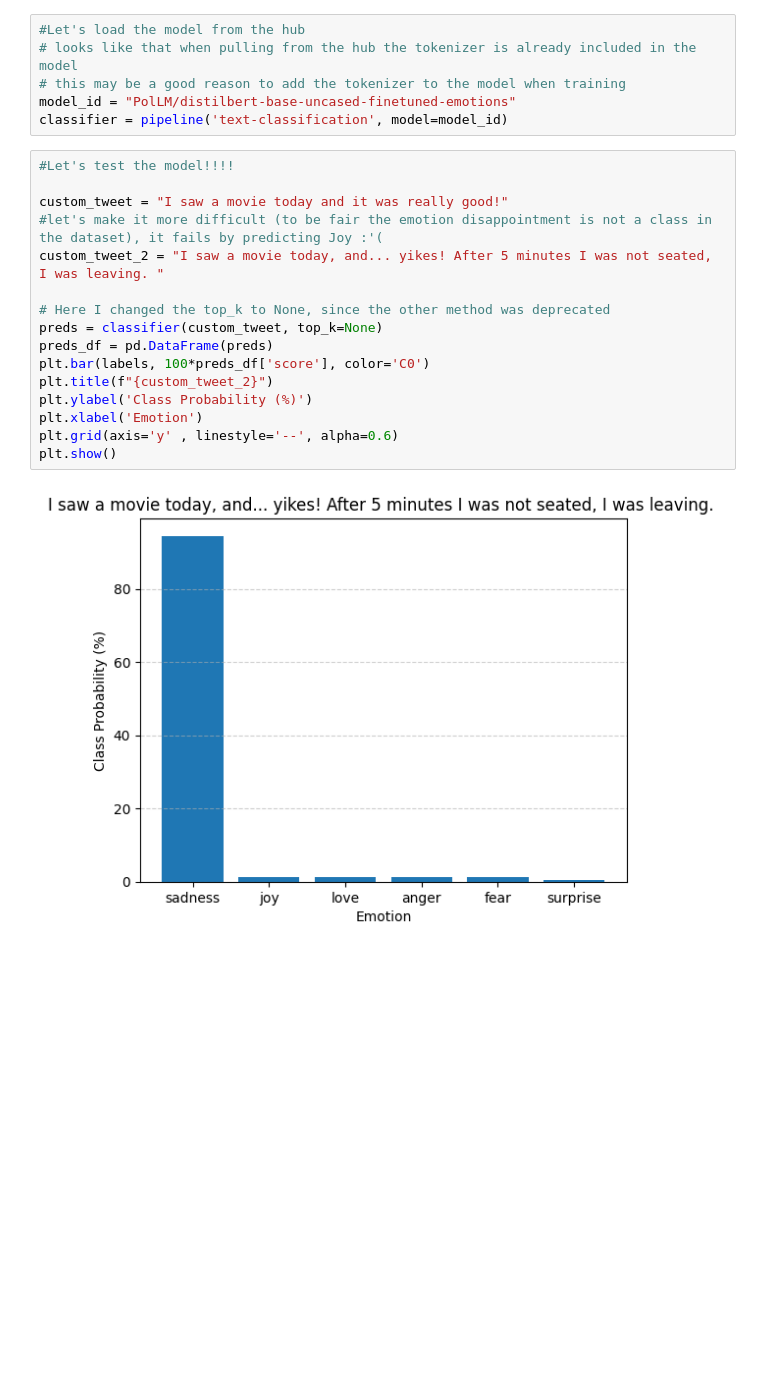
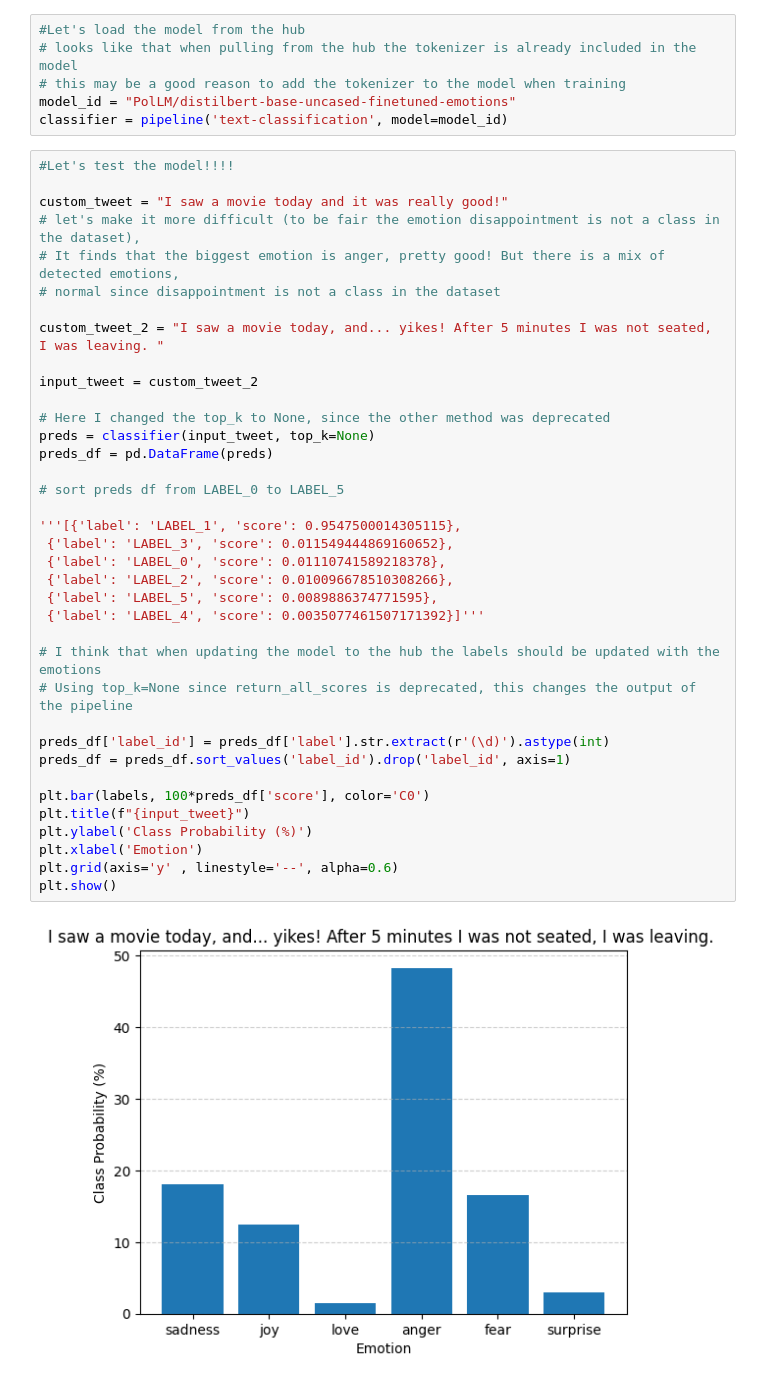
Before and after one commit to PolLM/nlp_transformers_labs, a Jupyter notebook: Chapter_2/5_fine_tuning_transformer.ipynb, the cells around one changed output. Cells and saved outputs as stored; diff of their text form; blank space fills up the shorter version.

```diff
--- a/Chapter_2/5_fine_tuning_transformer.ipynb
+++ b/Chapter_2/5_fine_tuning_transformer.ipynb
@@ -252,18 +250,39 @@ classifier = pipeline('text-classification', model=model_id)
 # %%
 #Let's test the model!!!!
 
 custom_tweet = "I saw a movie today and it was really good!"
-#let's make it more difficult (to be fair the emotion disappointment is not a class in the dataset), it fails by predicting Joy :'(
+# let's make it more difficult (to be fair the emotion disappointment is not a class in the dataset),
+# It finds that the biggest emotion is anger, pretty good! But there is a mix of detected emotions,
+# normal since disappointment is not a class in the dataset
+
 custom_tweet_2 = "I saw a movie today, and... yikes! After 5 minutes I was not seated, I was leaving. "
 
+input_tweet = custom_tweet_2
+
 # Here I changed the top_k to None, since the other method was deprecated
-preds = classifier(custom_tweet, top_k=None)
+preds = classifier(input_tweet, top_k=None)
 preds_df = pd.DataFrame(preds)
+
+# sort preds df from LABEL_0 to LABEL_5
+
+'''[{'label': 'LABEL_1', 'score': 0.9547500014305115},
+ {'label': 'LABEL_3', 'score': 0.011549444869160652},
+ {'label': 'LABEL_0', 'score': 0.01110741589218378},
+ {'label': 'LABEL_2', 'score': 0.010096678510308266},
+ {'label': 'LABEL_5', 'score': 0.0089886374771595},
+ {'label': 'LABEL_4', 'score': 0.0035077461507171392}]'''
+
+# I think that when updating the model to the hub the labels should be updated with the emotions
+# Using top_k=None since return_all_scores is deprecated, this changes the output of the pipeline
+
+preds_df['label_id'] = preds_df['label'].str.extract(r'(\d)').astype(int)
+preds_df = preds_df.sort_values('label_id').drop('label_id', axis=1)
+
 plt.bar(labels, 100*preds_df['score'], color='C0')
-plt.title(f"{custom_tweet_2}")
+plt.title(f"{input_tweet}")
 plt.ylabel('Class Probability (%)')
 plt.xlabel('Emotion')
 plt.grid(axis='y' , linestyle='--', alpha=0.6)
 plt.show()
 # %% [output]
-[figure, old version]
+[figure, new version]
```
Also changed, not shown: parts of 6 cells of this notebook, 7 other files.
